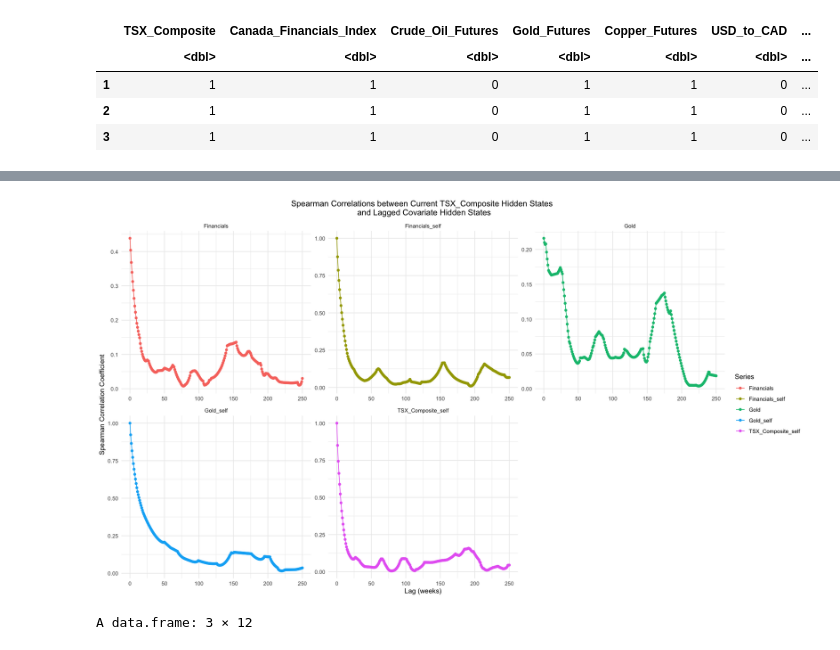
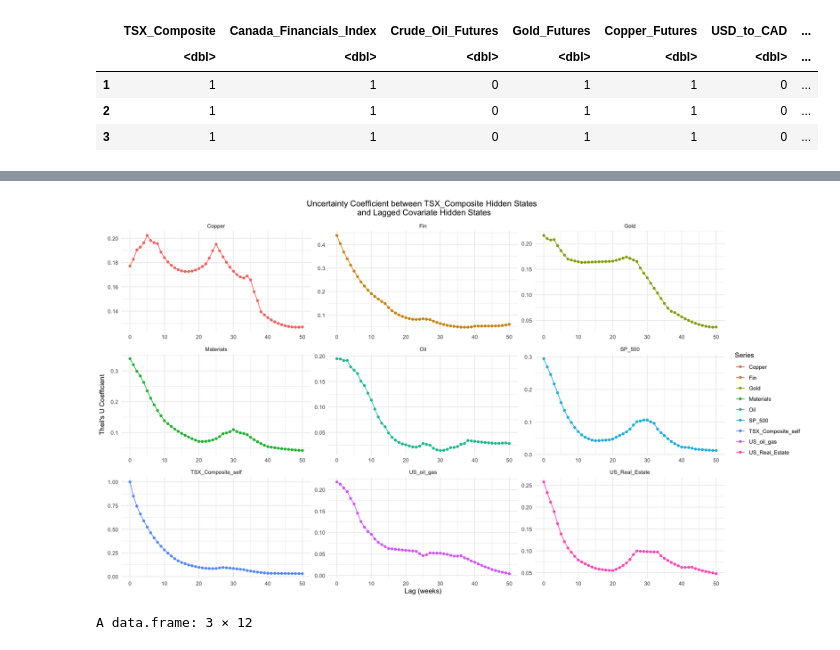
Before and after one commit to DuncanCSt/forecast_research, a Jupyter notebook: finance/regime_forecasting.ipynb, the cells around one changed output, grey strips where cells are left out. Drawn from its saved outputs; the diff is of its cells as text; code cells hidden in the pictures.

```diff
--- a/finance/regime_forecasting.ipynb
+++ b/finance/regime_forecasting.ipynb
@@ -203,7 +225,7 @@ usd_cad <- recoded_df$USD_to_CAD
 us_oil <- recoded_df$US_oil_gas
 
 # Define the maximum lag (adjust as needed, e.g., 200 for approximately 4 years of weekly data)
-max_lag <- 250
+max_lag <- 50
 
 # Function to compute correlations for lags 0 to max_lag
 compute_cor_lags <- function(series1, series2, max_lag, method = "theil") {
@@ -216,39 +238,46 @@ compute_cor_lags <- function(series1, series2, max_lag, method = "theil") {
       return(UncertCoef(x=as.factor(series2_shifted), y=as.factor(series1)))
     } else {
       stop("Unsupported correlation method")
     }
 
   })
   corrs
 }
 
 # Compute correlations for each series
 lags <- 0:max_lag
 plot_data <- data.frame(lag = lags)
 plot_data$TSX_Composite_self <- compute_cor_lags(tsx, tsx, max_lag)
-plot_data$Financials_self <- compute_cor_lags(fin, fin, max_lag)
-plot_data$Financials <- compute_cor_lags(tsx, fin, max_lag)
-plot_data$Gold_self <- compute_cor_lags(gold, gold, max_lag)
+plot_data$Fin <- compute_cor_lags(tsx, fin, max_lag)
+plot_data$Oil <- compute_cor_lags(tsx, oil, max_lag)
 plot_data$Gold <- compute_cor_lags(tsx, gold, max_lag)
+plot_data$Copper <- compute_cor_lags(tsx, copper, max_lag)
+plot_data$Materials <- compute_cor_lags(tsx, materials, max_lag)
+#plot_data$Bonds <- compute_cor_lags(tsx, bonds, max_lag)
+plot_data$US_Real_Estate <- compute_cor_lags(tsx, us_real_estate, max_lag)
+plot_data$SP_500 <- compute_cor_lags(tsx, sp500, max_lag)
+#plot_data$USD_to_CAD <- compute_cor_lags(tsx, usd_cad, max_lag)
+plot_data$US_oil_gas <- compute_cor_lags(tsx, us_oil, max_lag)
+
 #plot_data$Gold_norm <- compute_cor_lags(tsx, gold, max_lag)
 
 # Convert to long format for plotting
 plot_data_long <- plot_data %>%
   pivot_longer(cols = -lag, names_to = "Series", values_to = "correlation")
 
 options(repr.plot.width = 16, repr.plot.height = 9)
 # Plot the results
 ggplot(plot_data_long, aes(x = lag, y = correlation, color = Series)) +
   geom_line() +
   facet_wrap(~ Series, scales = "free") +
   geom_point(size = 1.5) +
-  labs(title = "Spearman Correlations between Current TSX_Composite Hidden States \n and Lagged Covariate Hidden States",
+  labs(title = "Uncertainty Coefficient between TSX_Composite Hidden States \n and Lagged Covariate Hidden States",
        x = "Lag (weeks)",
-       y = "Spearman Correlation Coefficient") +
+       y = "Theil's U Coefficient") +
   theme_minimal() +
   theme(plot.title = element_text(hjust = 0.5))
 # %% [output]
-[figure, old version]
+[figure, new version]
 # %%
 train_size <- corelation_window
 test_size <- 8
```
Also changed, not shown: parts of 7 cells of this notebook, 5 other files.
